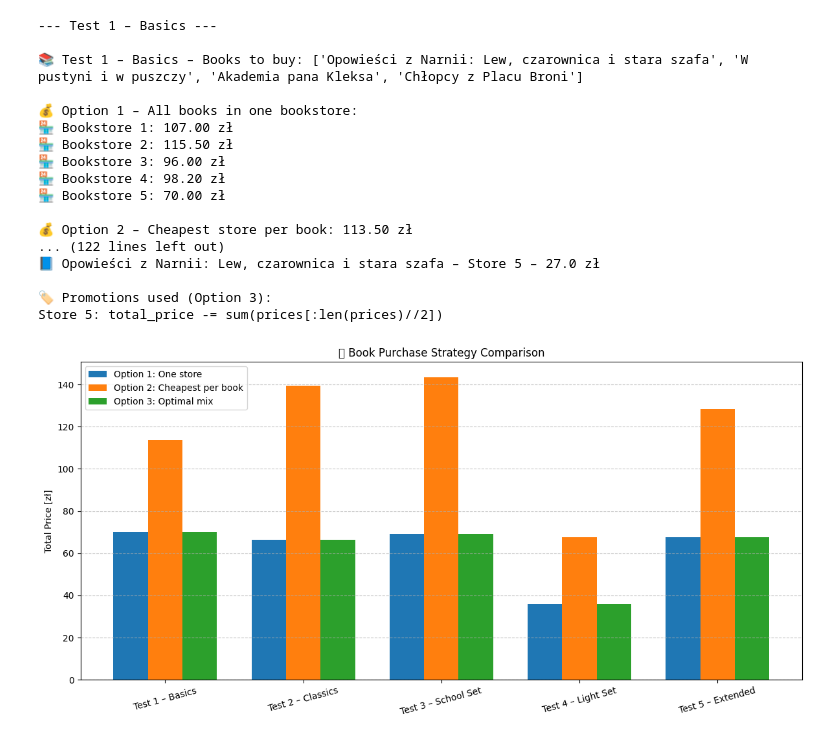
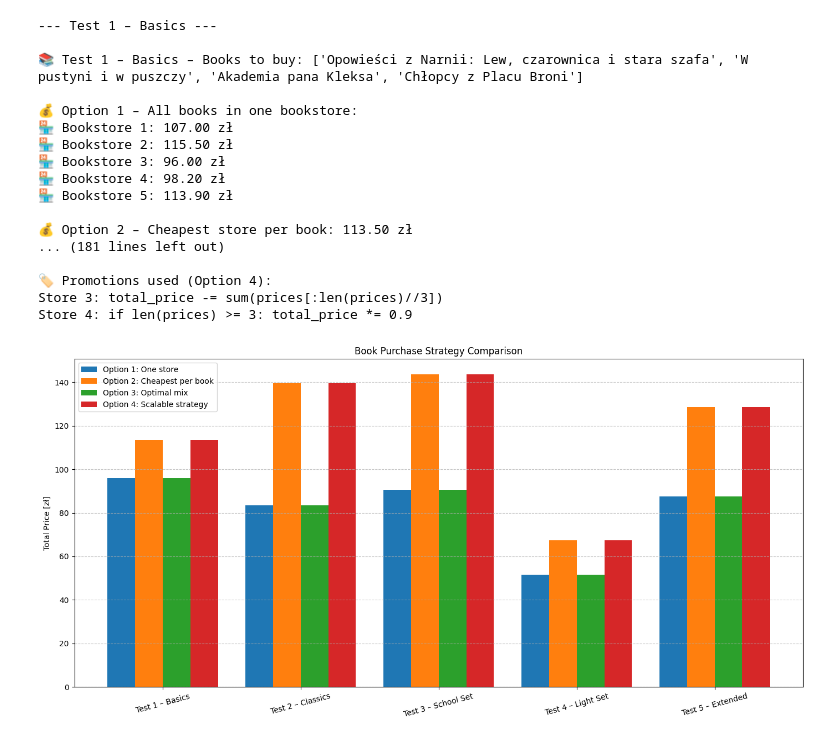
Before and after one commit to Zdanekk/Project-books, a Jupyter notebook: Notebooks/Project.ipynb, the cells around one changed output. Cells and saved outputs as stored; diff of their text form; code cells hidden in the pictures.

Commit message:
Added scalable heuristic strategy

```diff
--- a/Notebooks/Project.ipynb
+++ b/Notebooks/Project.ipynb
@@ -204,42 +313,44 @@ for test_name, books in test_cases:
 
 # Prepare data for plotting
 labels = [r[0] for r in results]
 option1 = [r[1] if r[1] is not None else 0 for r in results]
 option2 = [r[2] if r[2] is not None else 0 for r in results]
 option3 = [r[3] if r[3] is not None else 0 for r in results]
+option4 = [r[4] if r[4] is not None else 0 for r in results]
 
 x = range(len(labels))
-width = 0.25
+width = 0.2
 
 # Create bar chart
-plt.figure(figsize=(12, 6))
-plt.bar([i - width for i in x], option1, width, label='Option 1: One store')
-plt.bar(x, option2, width, label='Option 2: Cheapest per book')
-plt.bar([i + width for i in x], option3, width, label='Option 3: Optimal mix')
+plt.figure(figsize=(14, 7))
+plt.bar([i - 1.5 * width for i in x], option1, width, label='Option 1: One store')
+plt.bar([i - 0.5 * width for i in x], option2, width, label='Option 2: Cheapest per book')
+plt.bar([i + 0.5 * width for i in x], option3, width, label='Option 3: Optimal mix')
+plt.bar([i + 1.5 * width for i in x], option4, width, label='Option 4: Scalable strategy')
 
 plt.xticks(x, labels, rotation=15)
 plt.ylabel('Total Price [zł]')
-plt.title('📚 Book Purchase Strategy Comparison')
+plt.title('Book Purchase Strategy Comparison')
 plt.legend()
 plt.grid(axis='y', linestyle='--', alpha=0.7)
 plt.tight_layout()
 plt.show()
 # %% [output]
 --- Test 1 – Basics ---
 
 📚 Test 1 – Basics – Books to buy: ['Opowieści z Narnii: Lew, czarownica i stara szafa', 'W pustyni i w puszczy', 'Akademia pana Kleksa', 'Chłopcy z Placu Broni']
 
 💰 Option 1 – All books in one bookstore:
 🏪 Bookstore 1: 107.00 zł
 🏪 Bookstore 2: 115.50 zł
 🏪 Bookstore 3: 96.00 zł
 🏪 Bookstore 4: 98.20 zł
-🏪 Bookstore 5: 70.00 zł
+🏪 Bookstore 5: 113.90 zł
 
 💰 Option 2 – Cheapest store per book: 113.50 zł
-... (122 lines left out)
-📘 Opowieści z Narnii: Lew, czarownica i stara szafa – Store 5 – 27.0 zł
+... (181 lines left out)
 
-🏷️ Promotions used (Option 3):
-Store 5: total_price -= sum(prices[:len(prices)//2])
+🏷️ Promotions used (Option 4):
+Store 3: total_price -= sum(prices[:len(prices)//3])
+Store 4: if len(prices) >= 3: total_price *= 0.9
-[figure, old version]
+[figure, new version]
```
Also changed, not shown: parts of 2 cells of this notebook, 2 other files.
